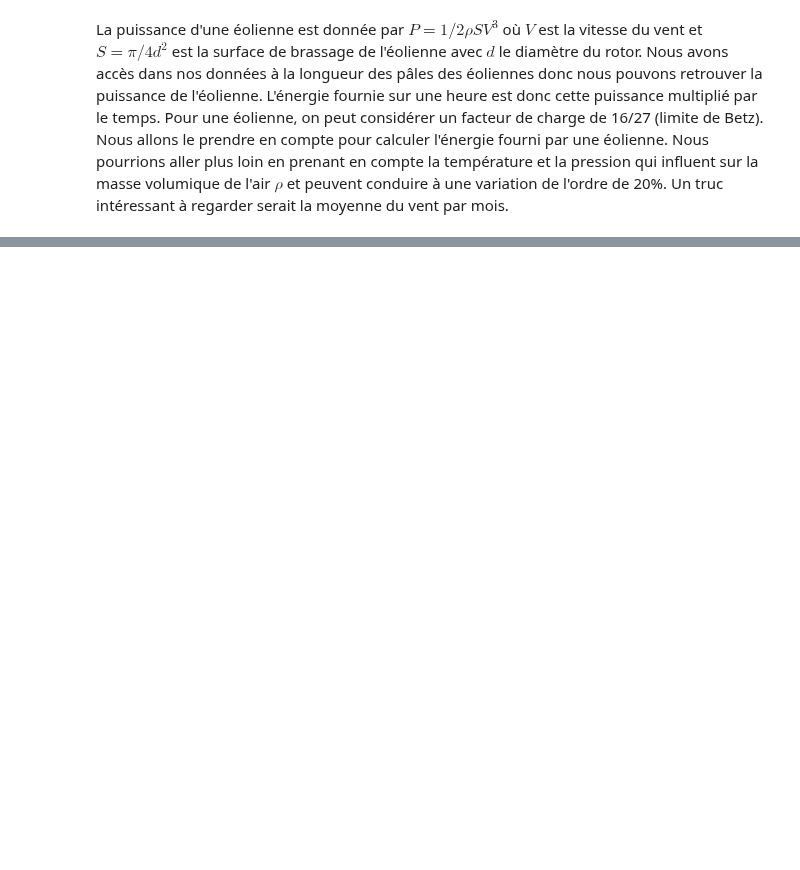
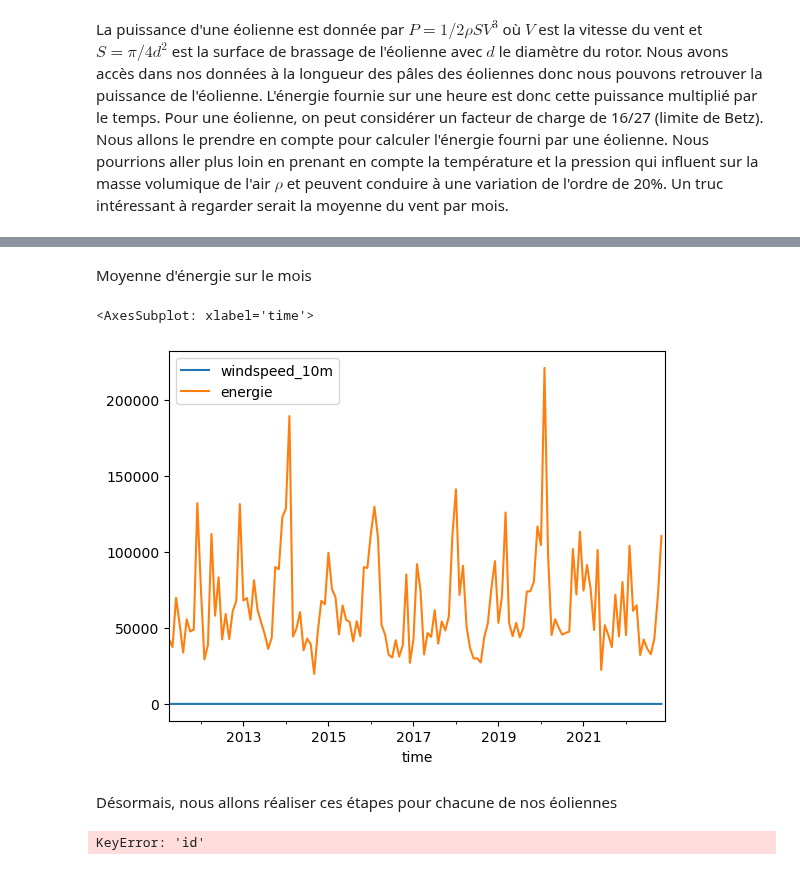
Before and after one commit to Basso42/Production-eolienne-ENSAE, a Jupyter notebook: Affichage des éoliennes.ipynb, the cells around one changed output, grey strips where cells are left out. Drawn from its saved outputs; the diff is of its cells as text; code cells hidden in the pictures; blank space fills up the shorter version.

```diff
--- a/Affichage des éoliennes.ipynb
+++ b/Affichage des éoliennes.ipynb
@@ -218,0 +234,14 @@ donnees_
+# %% [markdown]
+Moyenne d'énergie sur le mois
+# %%
+donnees_vent.resample('M').mean().plot()
+# %% [output]
+<AxesSubplot: xlabel='time'>
+[figure, added]
+# %% [markdown]
+Désormais, nous allons réaliser ces étapes pour chacune de nos éoliennes
+# %%
+for eolienne in caract_eoliennes['id']:
+    print(eolienne)
+# %% [output]
+KeyError: 'id'
```
Also changed, not shown: parts of 6 cells of this notebook.
